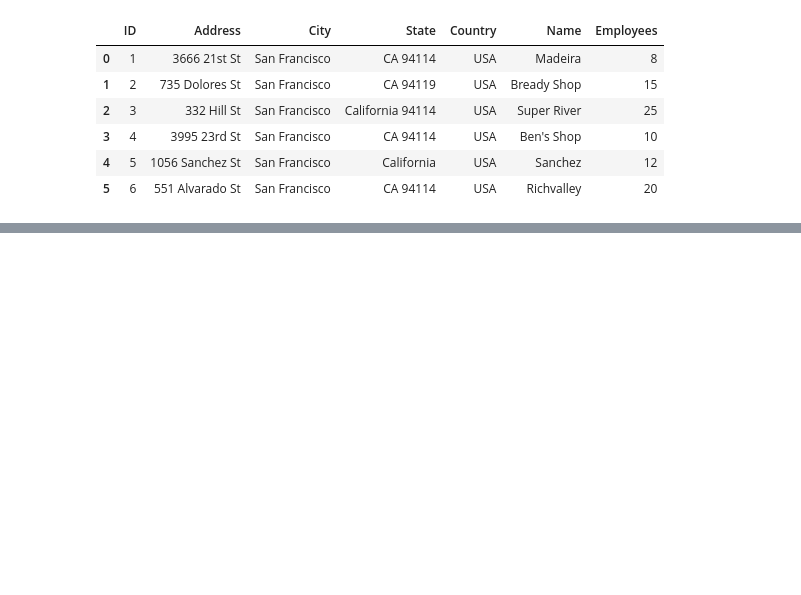
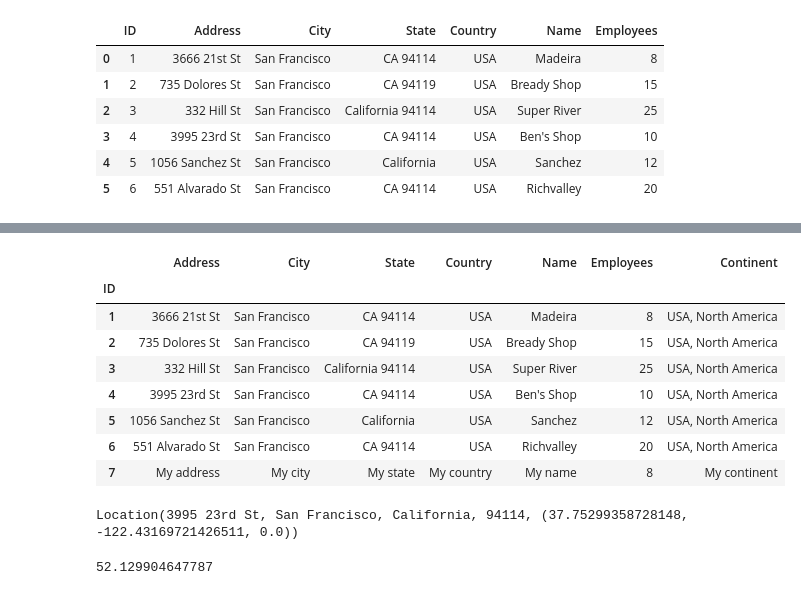
Before and after one commit to isulim/PythonApps, a Jupyter notebook: basics/app2_basics/jupyter/Testing.ipynb, the cells around one changed output, grey strips where cells are left out. Drawn from its saved outputs; the diff is of its cells as text; code cells hidden in the pictures; blank space fills up the shorter version.

```diff
--- a/basics/app2_basics/jupyter/Testing.ipynb
+++ b/basics/app2_basics/jupyter/Testing.ipynb
@@ -57,0 +215,2 @@ df5
+# %%
+df6["Continent"] = ["Europe", "North America", "South America", "Asia", "Africa", "Australia"]
@@ -57,0 +232,3 @@ df5
+# %%
+df6["Continent"] = df6["Country"] + ", " + "North America"
+df6
@@ -57,0 +244,3 @@ df5
+# %%
+df6_t = df6.T
+df6_t
@@ -57,0 +256,3 @@ df5
+# %%
+df6_t["7"] = ["My address", "My city", "My state", "My country", "My name", 8, "My continent"]
+df6_t
@@ -57,0 +268,13 @@ df5
+# %%
+df6 = df6_t.T
+df6
+# %% [output]
+|  | Address | City | State | Country | Name | Employees | Continent |
+| ID |  |  |  |  |  |  |  |
+| 1 | 3666 21st St | San Francisco | CA 94114 | USA | Madeira | 8 | USA, North America |
+| 2 | 735 Dolores St | San Francisco | CA 94119 | USA | Bready Shop | 15 | USA, North America |
+| 3 | 332 Hill St | San Francisco | California 94114 | USA | Super River | 25 | USA, North America |
+| 4 | 3995 23rd St | San Francisco | CA 94114 | USA | Ben's Shop | 10 | USA, North America |
+| 5 | 1056 Sanchez St | San Francisco | California | USA | Sanchez | 12 | USA, North America |
+| 6 | 551 Alvarado St | San Francisco | CA 94114 | USA | Richvalley | 20 | USA, North America |
+| 7 | My address | My city | My state | My country | My name | 8 | My continent |
@@ -57,0 +285,4 @@ df5
+# %%
+nom.geocode("3995 23rd St, San Francisco, CA 94114")
+# %% [output]
+Location(3995 23rd St, San Francisco, California, 94114, (37.75299358728148, -122.43169721426511, 0.0))
@@ -57,0 +291,4 @@ df5
+# %%
+coord.latitude
+# %% [output]
+52.129904647787
```
Also changed, not shown: parts of 39 cells of this notebook, 1 other file.
